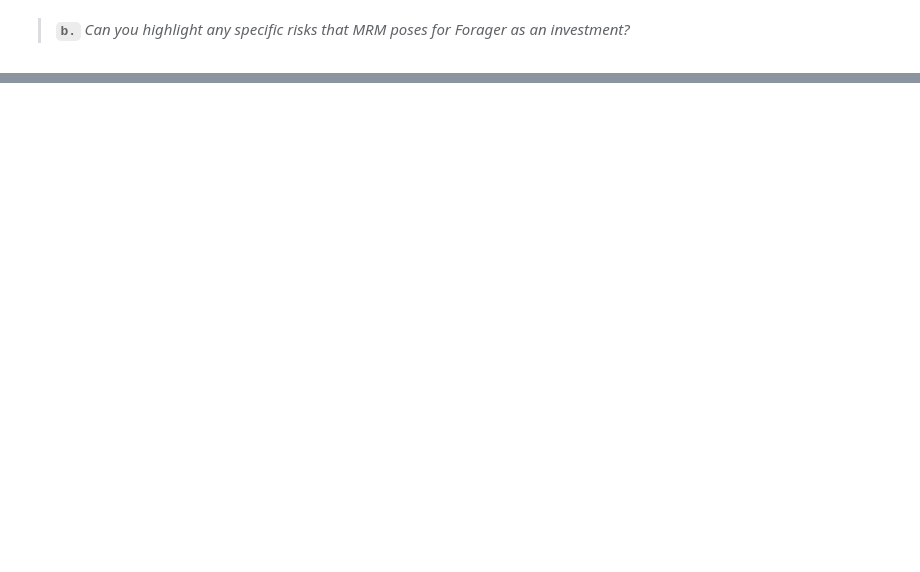
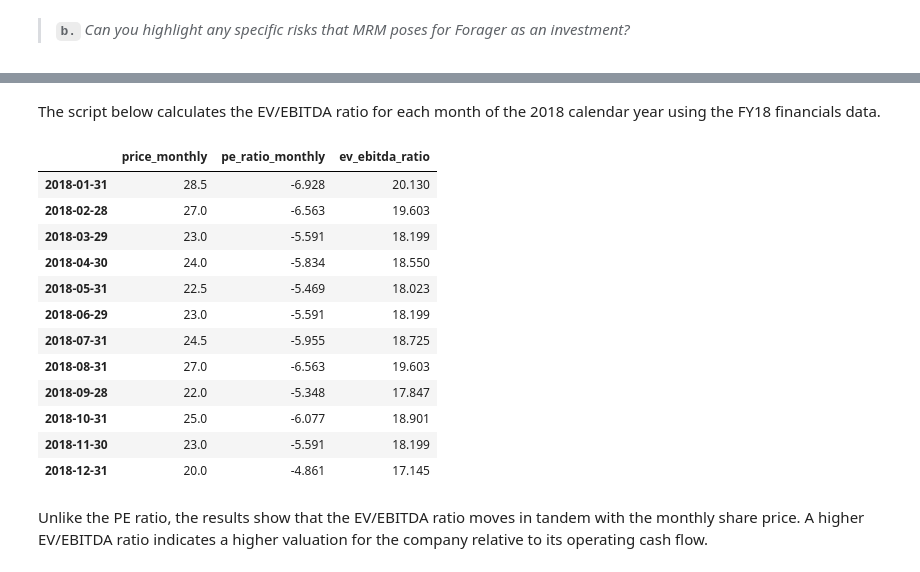
Before and after one commit to lei-per/MMA, a Jupyter notebook: exercise.ipynb, the cells around one changed output, grey strips where cells are left out. Saved outputs shown, nothing was run; the diff lists cells and outputs as text; code cells hidden in the pictures; blank space fills up the shorter version.

```diff
--- a/exercise.ipynb
+++ b/exercise.ipynb
@@ -243,0 +289,19 @@ analysis_monthly
+# %%
+# Add cash equivalents and non current liabilities to the financials data
+cash_equivalents <- c(28757, 69648, 70155)
+noncurrent_liabilities <- c(323929, 265215, 268255)
+financials["cash_equivalents",] <- cash_equivalents
+financials["noncurrent_liabilities",] <- noncurrent_liabilities
+financials
+
+# Calculate Enterprise Value
+enterprise_value <- round(ordinary_shares * price_per_share / 100 + noncurrent_liabilities - cash_equivalents)
+
+# Calculate EV/EBITDA
+ev_ebitda_ratio <- round(enterprise_value / ebitda, 3)
+
+# Add new columns to the analysis dataframe with the results
+analysis$ebitda <- ebitda
+analysis$enterprise_value <- enterprise_value
+analysis$ev_ebitda_ratio <- ev_ebitda_ratio
+analysis
@@ -243,0 +325,28 @@ analysis_monthly
+# %% [markdown]
+The script below calculates the EV/EBITDA ratio for each month of the 2018 calendar year using the FY18 financials data.
+# %%
+# Calculate monthly EV / EBITDA ratios
+enterprise_value_monthly <- analysis["FY18", "ordinary_shares"] * prices_CY18_monthly / 100 +
+    financials["noncurrent_liabilities", "FY18"] - financials["cash_equivalents", "FY18"]
+ev_ebitda_ratio_monthly <- round(enterprise_value_monthly / analysis["FY18", "ebitda"], 3)
+names(ev_ebitda_ratio_monthly) <- "ev_ebitda_ratio"
+
+# Add new columns to the analysis_monthly dataframe with the results
+analysis_monthly$ev_ebitda_ratio <- ev_ebitda_ratio_monthly
+analysis_monthly
+# %% [output]
+|  | price_monthly | pe_ratio_monthly | ev_ebitda_ratio |
+| 2018-01-31 | 28.5 | -6.928 | 20.130 |
+| 2018-02-28 | 27.0 | -6.563 | 19.603 |
+| 2018-03-29 | 23.0 | -5.591 | 18.199 |
+| 2018-04-30 | 24.0 | -5.834 | 18.550 |
+| 2018-05-31 | 22.5 | -5.469 | 18.023 |
+| 2018-06-29 | 23.0 | -5.591 | 18.199 |
+| 2018-07-31 | 24.5 | -5.955 | 18.725 |
+| 2018-08-31 | 27.0 | -6.563 | 19.603 |
+| 2018-09-28 | 22.0 | -5.348 | 17.847 |
+| 2018-10-31 | 25.0 | -6.077 | 18.901 |
+| 2018-11-30 | 23.0 | -5.591 | 18.199 |
+| 2018-12-31 | 20.0 | -4.861 | 17.145 |
+# %% [markdown]
+Unlike the PE ratio, the results show that the EV/EBITDA ratio moves in tandem with the monthly share price. A higher EV/EBITDA ratio indicates a higher valuation for the company relative to its operating cash flow.
```
Also changed, not shown: parts of 28 cells of this notebook.
